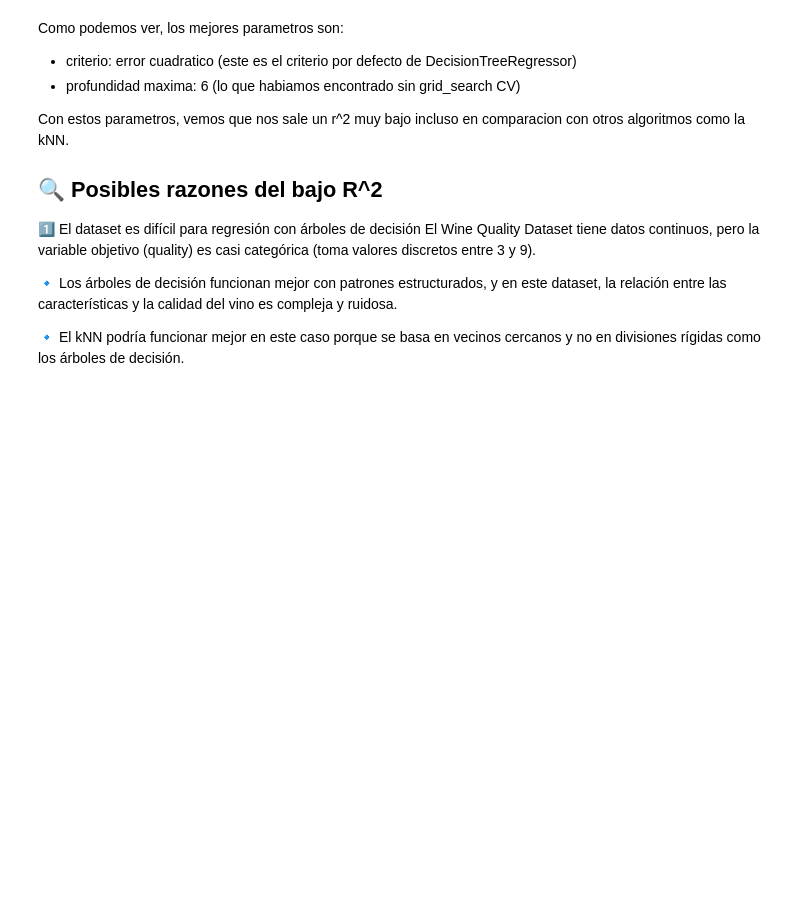
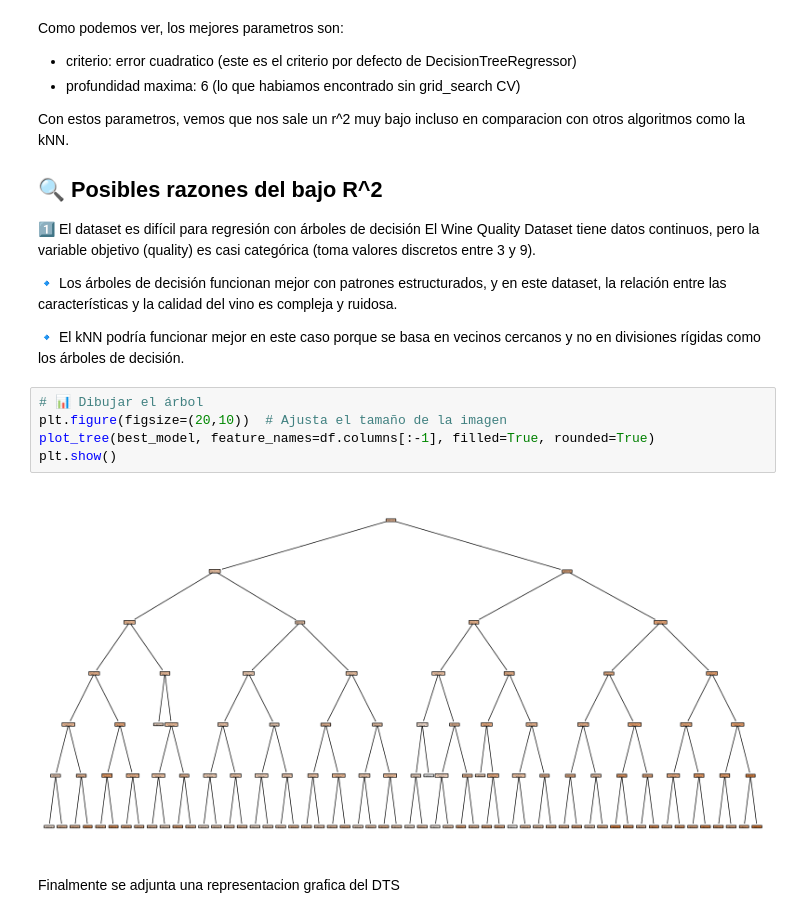
Before and after one commit to GermanBuenoLozano/AI-and-data-analysis-subject-and-projects, a Jupyter notebook: Project1/notebooks/dts.ipynb, the cells around one changed output. Cells and saved outputs as stored; diff of their text form; blank space fills up the shorter version.

```diff
--- a/Project1/notebooks/dts.ipynb
+++ b/Project1/notebooks/dts.ipynb
@@ -164,3 +165,12 @@ El Wine Quality Dataset tiene datos continuos, pero la variable objetivo (qualit
 🔹 Los árboles de decisión funcionan mejor con patrones estructurados, y en este dataset, la relación entre las características y la calidad del vino es compleja y ruidosa.
 
 🔹 El kNN podría funcionar mejor en este caso porque se basa en vecinos cercanos y no en divisiones rígidas como los árboles de decisión.
+# %%
+# 📊 Dibujar el árbol
+plt.figure(figsize=(20,10))  # Ajusta el tamaño de la imagen
+plot_tree(best_model, feature_names=df.columns[:-1], filled=True, rounded=True)
+plt.show()
+# %% [output]
+[figure, added]
+# %% [markdown]
+Finalmente se adjunta una representacion grafica del DTS
```
Also changed, not shown: parts of 1 cell of this notebook.
